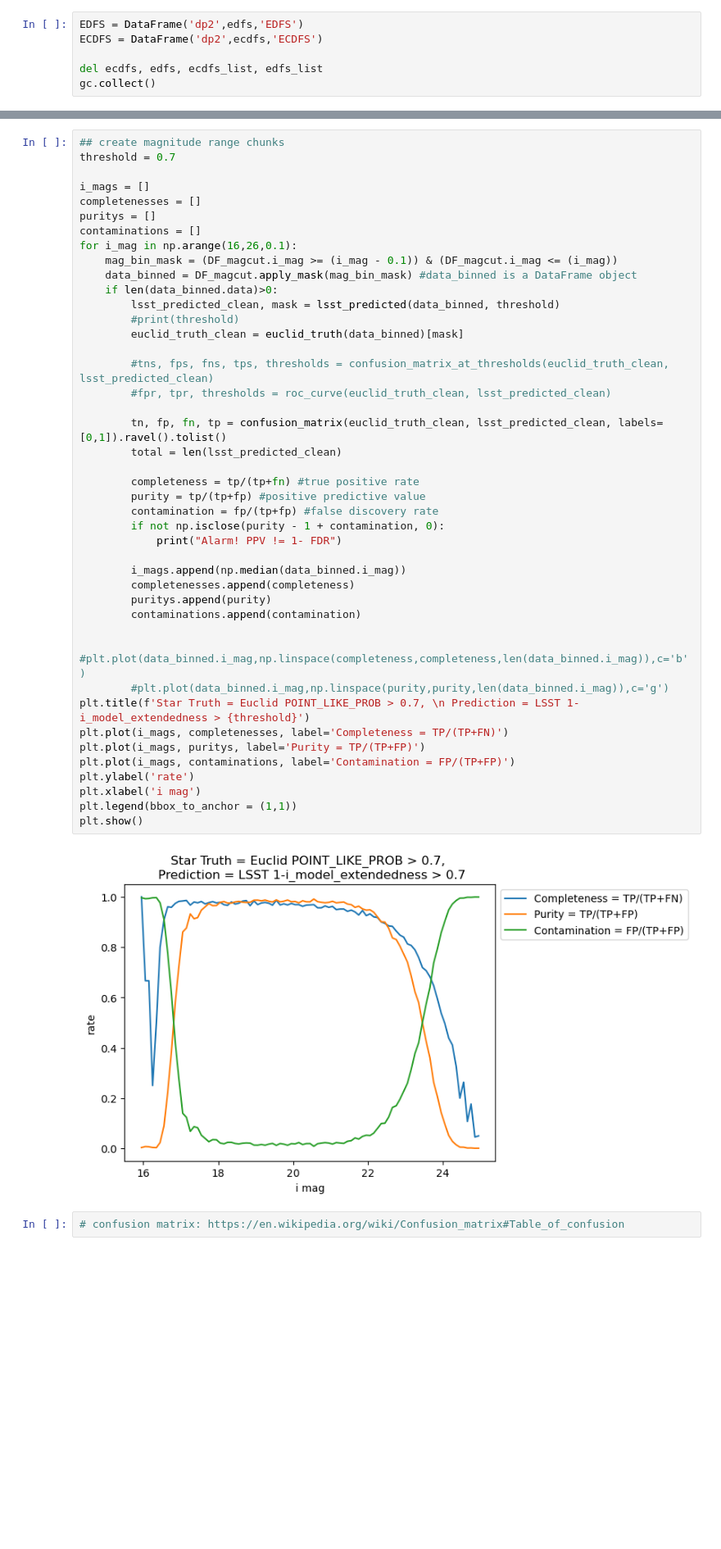
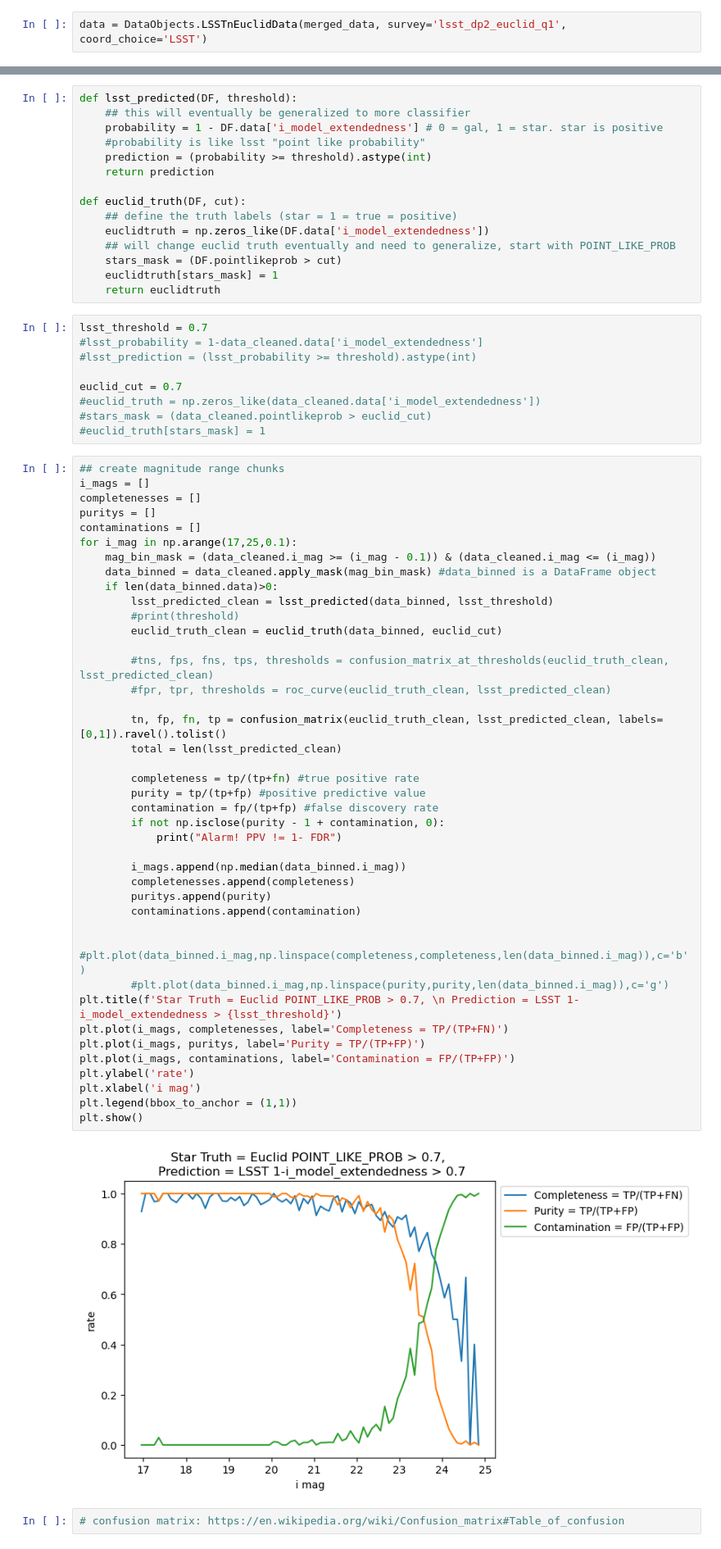
Before and after one commit to LSSTDESC/ufd_alfred, a Jupyter notebook: star-gal-sep/completeness_v_purity.ipynb, the cells around one changed output, grey strips where cells are left out. Shown at 82% size. Drawn from its saved outputs; the diff is of its cells as text; blank space fills up the shorter version.

```diff
--- a/star-gal-sep/completeness_v_purity.ipynb
+++ b/star-gal-sep/completeness_v_purity.ipynb
@@ -144,6 +17,2 @@ edfs = pd.concat(edfs_list, ignore_index=True)
 # %%
-EDFS = DataFrame('dp2',edfs,'EDFS')
-ECDFS = DataFrame('dp2',ecdfs,'ECDFS')
-
-del ecdfs, edfs, ecdfs_list, edfs_list
-gc.collect()
+data = DataObjects.LSSTnEuclidData(merged_data, survey='lsst_dp2_euclid_q1', coord_choice='LSST')
@@ -175,47 +55,69 @@ def euclid_truth(DF):
+# %%
+def lsst_predicted(DF, threshold):
+    ## this will eventually be generalized to more classifier
+    probability = 1 - DF.data['i_model_extendedness'] # 0 = gal, 1 = star. star is positive
+    #probability is like lsst "point like probability"
+    prediction = (probability >= threshold).astype(int)
+    return prediction
+
+def euclid_truth(DF, cut):
+    ## define the truth labels (star = 1 = true = positive)
+    euclidtruth = np.zeros_like(DF.data['i_model_extendedness'])
+    ## will change euclid truth eventually and need to generalize, start with POINT_LIKE_PROB
+    stars_mask = (DF.pointlikeprob > cut)
+    euclidtruth[stars_mask] = 1
+    return euclidtruth
+# %%
+lsst_threshold = 0.7
+#lsst_probability = 1-data_cleaned.data['i_model_extendedness']
+#lsst_prediction = (lsst_probability >= threshold).astype(int)
+
+euclid_cut = 0.7
+#euclid_truth = np.zeros_like(data_cleaned.data['i_model_extendedness'])
+#stars_mask = (data_cleaned.pointlikeprob > euclid_cut)
+#euclid_truth[stars_mask] = 1
 # %%
 ## create magnitude range chunks
-threshold = 0.7
-
 i_mags = []
 completenesses = []
 puritys = []
 contaminations = []
-for i_mag in np.arange(16,26,0.1):
-    mag_bin_mask = (DF_magcut.i_mag >= (i_mag - 0.1)) & (DF_magcut.i_mag <= (i_mag))
-    data_binned = DF_magcut.apply_mask(mag_bin_mask) #data_binned is a DataFrame object
+for i_mag in np.arange(17,25,0.1):
+    mag_bin_mask = (data_cleaned.i_mag >= (i_mag - 0.1)) & (data_cleaned.i_mag <= (i_mag))
+    data_binned = data_cleaned.apply_mask(mag_bin_mask) #data_binned is a DataFrame object
     if len(data_binned.data)>0:
-        lsst_predicted_clean, mask = lsst_predicted(data_binned, threshold)
+        lsst_predicted_clean = lsst_predicted(data_binned, lsst_threshold)
         #print(threshold)
-        euclid_truth_clean = euclid_truth(data_binned)[mask]
+        euclid_truth_clean = euclid_truth(data_binned, euclid_cut)
 
         #tns, fps, fns, tps, thresholds = confusion_matrix_at_thresholds(euclid_truth_clean, lsst_predicted_clean)
         #fpr, tpr, thresholds = roc_curve(euclid_truth_clean, lsst_predicted_clean)
 
         tn, fp, fn, tp = confusion_matrix(euclid_truth_clean, lsst_predicted_clean, labels=[0,1]).ravel().tolist()
         total = len(lsst_predicted_clean)
 
         completeness = tp/(tp+fn) #true positive rate
         purity = tp/(tp+fp) #positive predictive value
         contamination = fp/(tp+fp) #false discovery rate
         if not np.isclose(purity - 1 + contamination, 0):
             print("Alarm! PPV != 1- FDR")
 
         i_mags.append(np.median(data_binned.i_mag))
         completenesses.append(completeness)
         puritys.append(purity)
         contaminations.append(contamination)
 
         #plt.plot(data_binned.i_mag,np.linspace(completeness,completeness,len(data_binned.i_mag)),c='b')
         #plt.plot(data_binned.i_mag,np.linspace(purity,purity,len(data_binned.i_mag)),c='g')
-plt.title(f'Star Truth = Euclid POINT_LIKE_PROB > 0.7, \n Prediction = LSST 1-i_model_extendedness > {threshold}')
+plt.title(f'Star Truth = Euclid POINT_LIKE_PROB > 0.7, \n Prediction = LSST 1-i_model_extendedness > {lsst_threshold}')
 plt.plot(i_mags, completenesses, label='Completeness = TP/(TP+FN)')
 plt.plot(i_mags, puritys, label='Purity = TP/(TP+FP)')
 plt.plot(i_mags, contaminations, label='Contamination = FP/(TP+FP)')
 plt.ylabel('rate')
 plt.xlabel('i mag')
 plt.legend(bbox_to_anchor = (1,1))
 plt.show()
 # %% [output]
-[figure, old version]
+[figure, new version]
 # %%
 # confusion matrix: https://en.wikipedia.org/wiki/Confusion_matrix#Table_of_confusion
```
Also changed, not shown: parts of 13 cells of this notebook, 5 other files.
